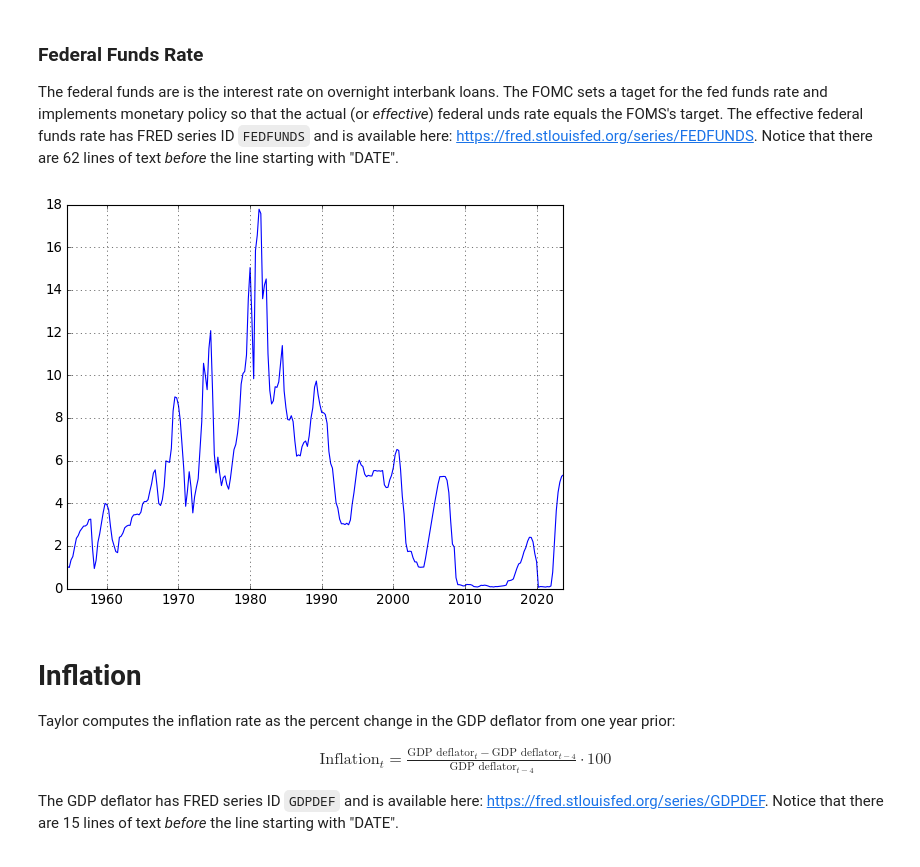
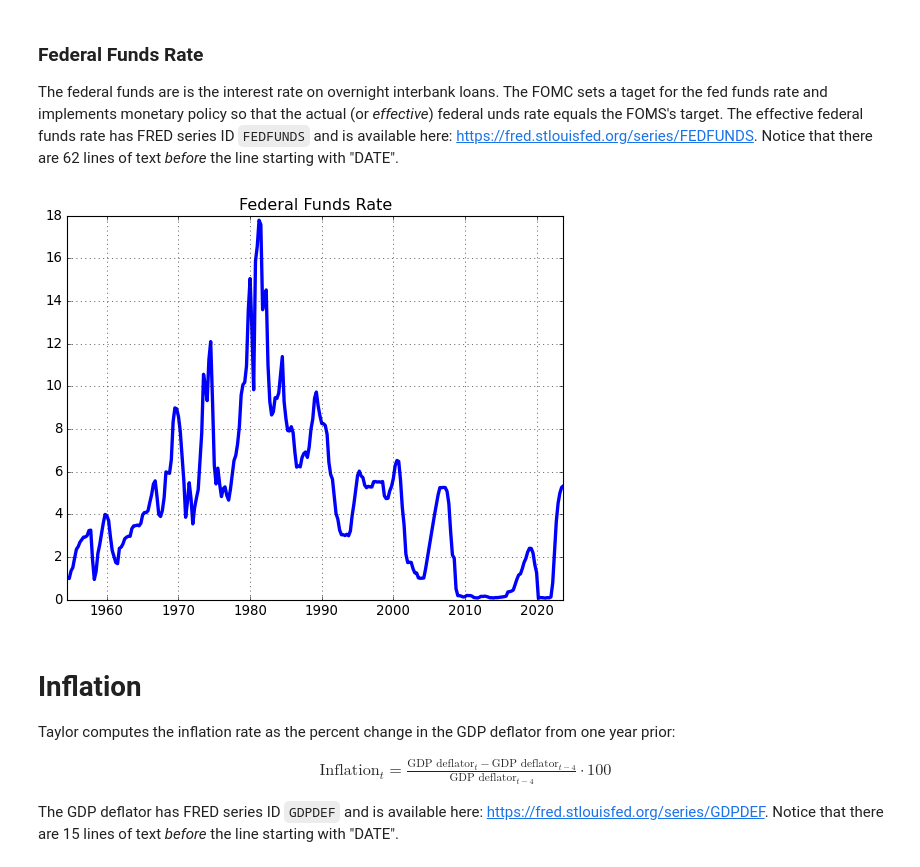
Before and after one commit to letsgoexploring/econ126, a Jupyter notebook: Lecture Notebooks/Econ126_Class_15.ipynb, the cells around one changed output. Drawn from its saved outputs; the diff is of its cells as text; code cells hidden in the pictures.

```diff
--- a/Lecture Notebooks/Econ126_Class_15.ipynb
+++ b/Lecture Notebooks/Econ126_Class_15.ipynb
@@ -238,20 +126,23 @@ The federal funds are is the interest rate on overnight interbank loans. The FOM
 # %%
 # Import federal funds rate data from FRED. Use arguments: sep='\s+',skiprows=62,index_col=0,parse_dates=True
 fed_funds = pd.read_csv('https://fred.stlouisfed.org/data/FEDFUNDS.txt',sep='\s+',skiprows=62,index_col=0,parse_dates=True)
 
 # Set fed_funds equal to 'VALUE' column of fed_funds
 fed_funds = fed_funds['VALUE']
 
 # Use .resample('QS').mean() method of 'fed_funds' to convert the fed funds data from monthdy to quarterly
 fed_funds = fed_funds.resample('QS').mean()
 
 # Plot the federal funds rate. PROVIDED
-plt.plot(fed_funds)
+plt.plot(fed_funds,lw=3)
+
+# Set the title for the plot
+plt.title('Federal Funds Rate')
 
 # Grid. PROVIDED
 plt.grid()
 # %% [output]
-[figure, old version]
+[figure, new version]
 # %% [markdown]
 # Inflation
 
```
Also changed, not shown: parts of 24 cells of this notebook, 1 other file.
